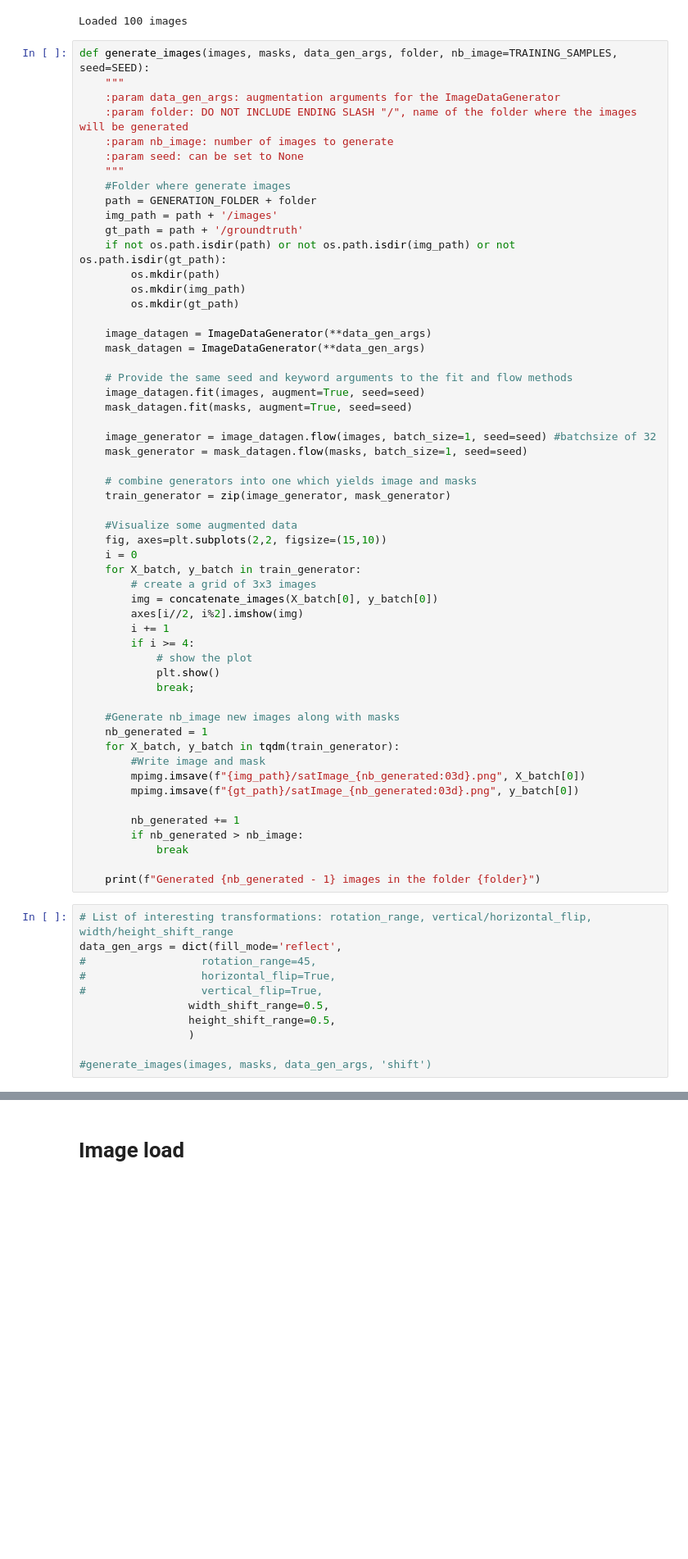
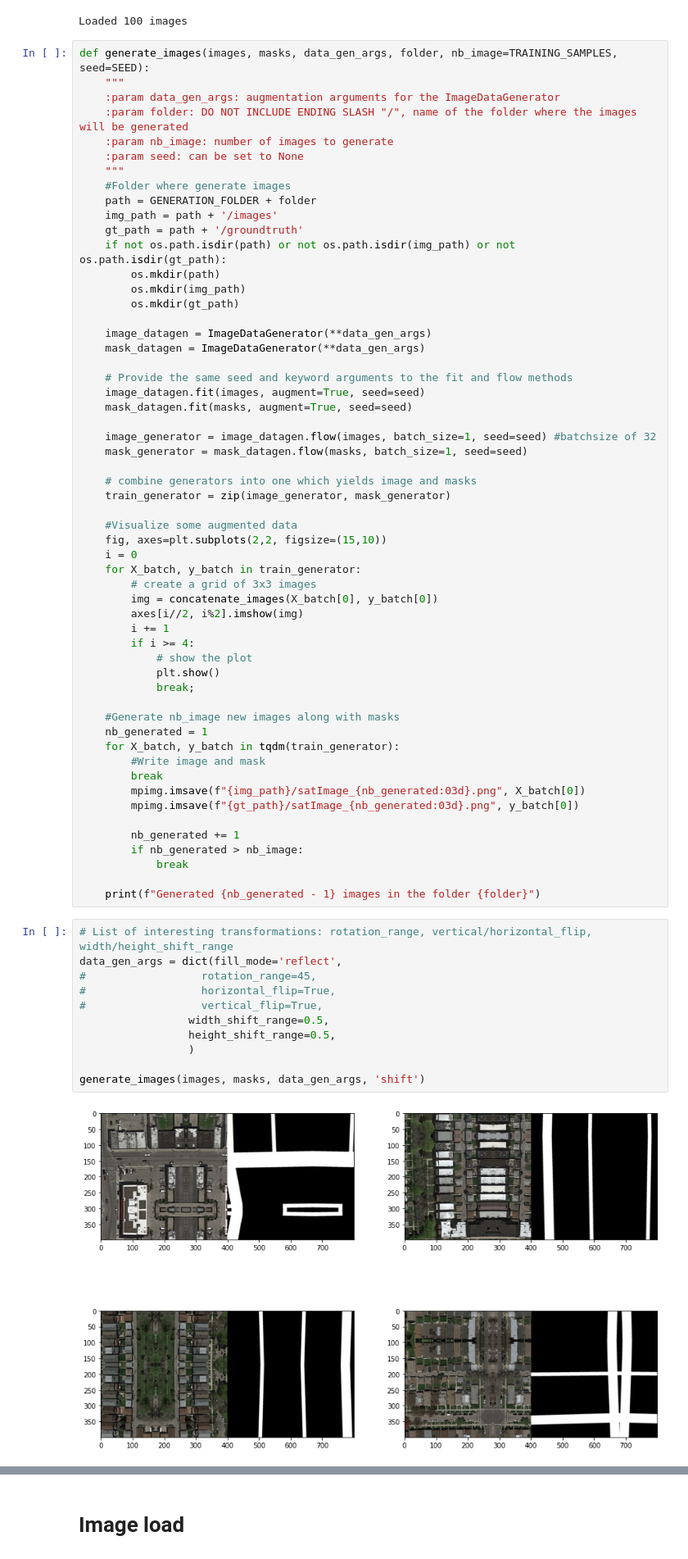
Before and after one commit to Julien-Ben/CS-433-project-2, a Jupyter notebook: project_road_segmentation/data_augmentation.ipynb, the cells around one changed output, grey strips where cells are left out. Shown at 82% size. Cells and saved outputs as stored; diff of their text form; blank space fills up the shorter version.

```diff
--- a/project_road_segmentation/data_augmentation.ipynb
+++ b/project_road_segmentation/data_augmentation.ipynb
@@ -103,6 +103,7 @@ def generate_images(images, masks, data_gen_args, folder, nb_image=TRAINING_SAMP
     nb_generated = 1
     for X_batch, y_batch in tqdm(train_generator):
         #Write image and mask
+        break
         mpimg.imsave(f"{img_path}/satImage_{nb_generated:03d}.png", X_batch[0])
         mpimg.imsave(f"{gt_path}/satImage_{nb_generated:03d}.png", y_batch[0])
 
@@ -114,11 +115,13 @@ def generate_images(images, masks, data_gen_args, folder, nb_image=TRAINING_SAMP
 # %%
 # List of interesting transformations: rotation_range, vertical/horizontal_flip, width/height_shift_range
 data_gen_args = dict(fill_mode='reflect',
 #                  rotation_range=45,
 #                  horizontal_flip=True,
 #                  vertical_flip=True,
                  width_shift_range=0.5,
                  height_shift_range=0.5,
                  )
 
-#generate_images(images, masks, data_gen_args, 'shift')
+generate_images(images, masks, data_gen_args, 'shift')
+# %% [output]
+[figure, added]
```
Also changed, not shown: parts of 5 cells of this notebook.
